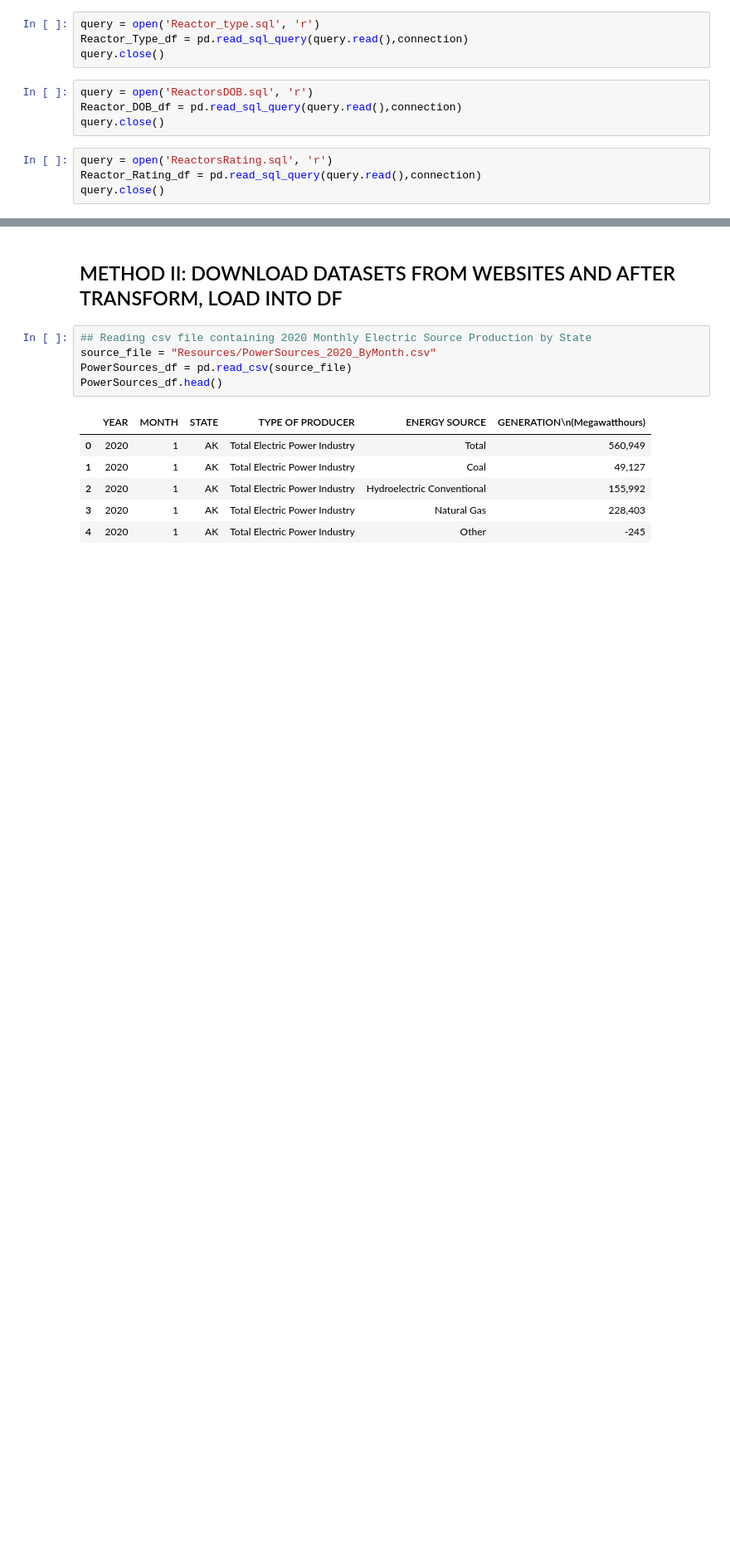
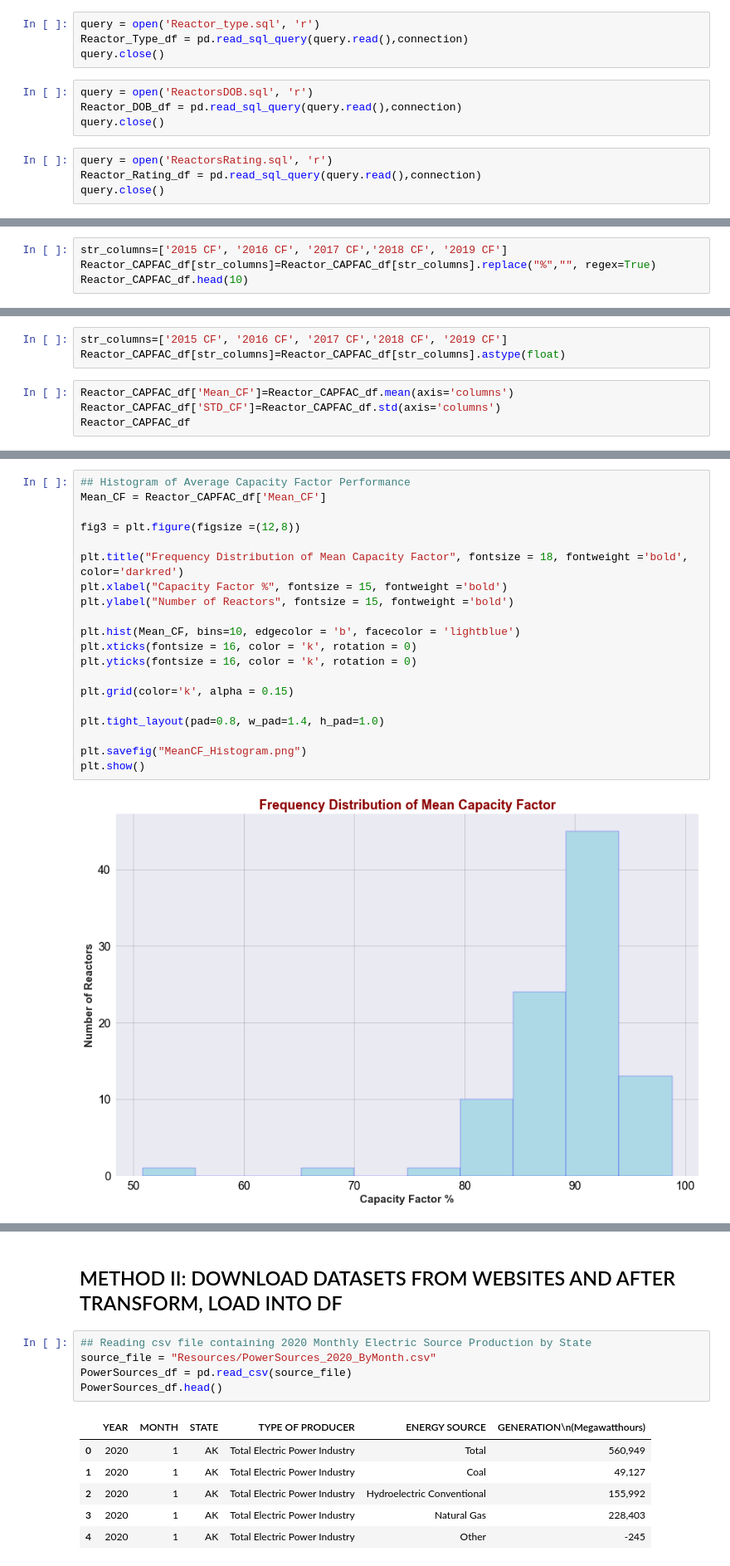
Before and after one commit to fbarillas08/ETL_Project_NuclearPowerPlants_in_the_USA, a Jupyter notebook: FAB_Project2_NuclearPower.ipynb, the cells around one changed output, grey strips where cells are left out. Shown at 83% size. Drawn from its saved outputs; the diff is of its cells as text; blank space fills up the shorter version.

```diff
--- a/FAB_Project2_NuclearPower.ipynb
+++ b/FAB_Project2_NuclearPower.ipynb
@@ -79,0 +183,4 @@ query.close()
+# %%
+str_columns=['2015 CF', '2016 CF', '2017 CF','2018 CF', '2019 CF']
+Reactor_CAPFAC_df[str_columns]=Reactor_CAPFAC_df[str_columns].replace("%","", regex=True)
+Reactor_CAPFAC_df.head(10)
@@ -79,0 +199,7 @@ query.close()
+# %%
+str_columns=['2015 CF', '2016 CF', '2017 CF','2018 CF', '2019 CF']
+Reactor_CAPFAC_df[str_columns]=Reactor_CAPFAC_df[str_columns].astype(float)
+# %%
+Reactor_CAPFAC_df['Mean_CF']=Reactor_CAPFAC_df.mean(axis='columns')
+Reactor_CAPFAC_df['STD_CF']=Reactor_CAPFAC_df.std(axis='columns')
+Reactor_CAPFAC_df
@@ -79,0 +235,22 @@ query.close()
+# %%
+## Histogram of Average Capacity Factor Performance
+Mean_CF = Reactor_CAPFAC_df['Mean_CF']
+
+fig3 = plt.figure(figsize =(12,8))
+
+plt.title("Frequency Distribution of Mean Capacity Factor", fontsize = 18, fontweight ='bold', color='darkred')
+plt.xlabel("Capacity Factor %", fontsize = 15, fontweight ='bold')
+plt.ylabel("Number of Reactors", fontsize = 15, fontweight ='bold')
+
+plt.hist(Mean_CF, bins=10, edgecolor = 'b', facecolor = 'lightblue')
+plt.xticks(fontsize = 16, color = 'k', rotation = 0)
+plt.yticks(fontsize = 16, color = 'k', rotation = 0)
+
+plt.grid(color='k', alpha = 0.15)
+
+plt.tight_layout(pad=0.8, w_pad=1.4, h_pad=1.0)
+
+plt.savefig("MeanCF_Histogram.png")
+plt.show()
+# %% [output]
+[figure, added]
```
Also changed, not shown: parts of 64 cells of this notebook, 14 other files.
